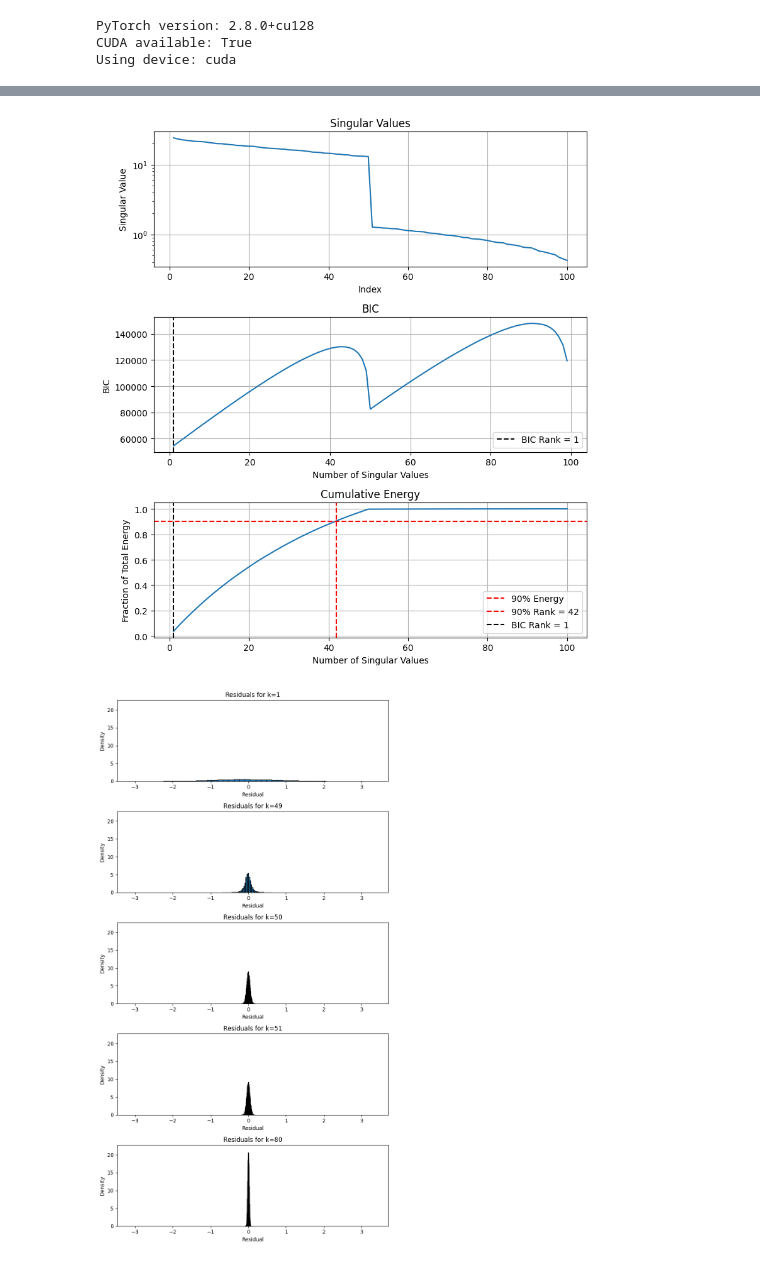
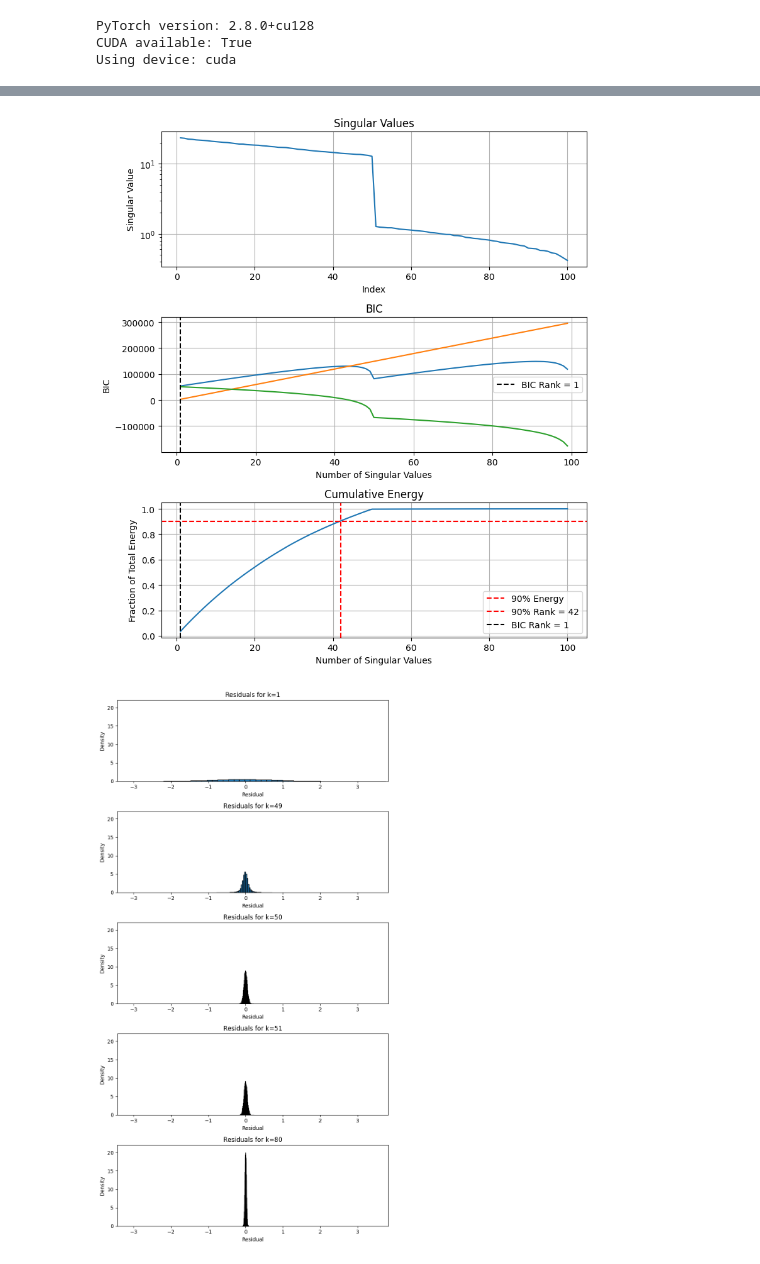
Before and after one commit to erikerlandson/mdl-matrix-rank, a Jupyter notebook: nb/svd-bic.ipynb, the cells around one changed output, grey strips where cells are left out. Cells and saved outputs as stored; diff of their text form; code cells hidden in the pictures.

Commit message:
mo betta plot

```diff
--- a/nb/svd-bic.ipynb
+++ b/nb/svd-bic.ipynb
@@ -35,5 +20,5 @@ def gen_svd_bic(A, S, U, Vt):
 # %%
-def gen_svd_bic2(A, S, U, Vt):
+def gen_svd_bic_gaussian(A, S, U, Vt):
     rows, cols = tuple(A.shape)
     n = rows * cols
     for k in range(1, S.shape[0]):
@@ -42,6 +27,8 @@ def gen_svd_bic2(A, S, U, Vt):
         mu, sigma = scipy.stats.norm.fit(Ares)
         llh = np.sum(scipy.stats.norm.logpdf(Ares, mu, sigma))
         p = k * (rows + cols + 1)
-        bic = (p * np.log(n)) - (2*llh)
-        yield bic
+        pterm = p * np.log(n)
+        llhterm = -2*llh
+        bic = pterm + llhterm
+        yield (bic, pterm, llhterm)
 # %%
@@ -101,9 +90,11 @@ def plot_residuals(ks, A, S, U, Vt):
     plt.tight_layout()
     plt.show()
 # %%
-def plot_svd(S, bic):
+def plot_svd(S, bicterms):
     S = np.array(S)
-    bic = np.array(bic)
+    bic = np.array([x[0] for x in bicterms])
+    pterm = np.array([x[1] for x in bicterms])
+    llhterm = np.array([x[2] for x in bicterms])
 
     # Plot singular values and cumulative energy
     fig, (ax1, ax2, ax3) = plt.subplots(3, 1, figsize=(8, 9))
@@ -117,7 +108,10 @@ def plot_svd(S, bic):
 
     # BIC
     rankBIC = 1+bic.argmin()
-    ax2.plot(np.arange(1, 1+bic.shape[0]),bic)
+    x = np.arange(1, 1+bic.shape[0])
+    ax2.plot(x,bic)
+    ax2.plot(x,pterm)
+    ax2.plot(x,llhterm)
     ax2.set_title('BIC')
     ax2.set_xlabel('Number of Singular Values')
     ax2.set_ylabel('BIC')
@@ -155,9 +149,9 @@ plot_residuals([1, 9, 10, 11, 50], X10, Sx10, Ux10, Vtx10)
 # %%
 X = matrix_with_rank(50, 200, 100, scale=10)
 Ux, Sx, Vtx = torch.linalg.svd(X, full_matrices=False)
-bic = list(gen_svd_bic2(X, Sx, Ux, Vtx))
+bic = list(gen_svd_bic_gaussian(X, Sx, Ux, Vtx))
 plot_svd(Sx.cpu().numpy(), bic)
 plot_residuals([1, 49, 50, 51, 80], X, Sx, Ux, Vtx)
 # %% [output]
-[figure, old version]
+[figure, new version]
-[figure, old version]
+[figure, new version]
```
Also changed, not shown: parts of 4 cells of this notebook.
